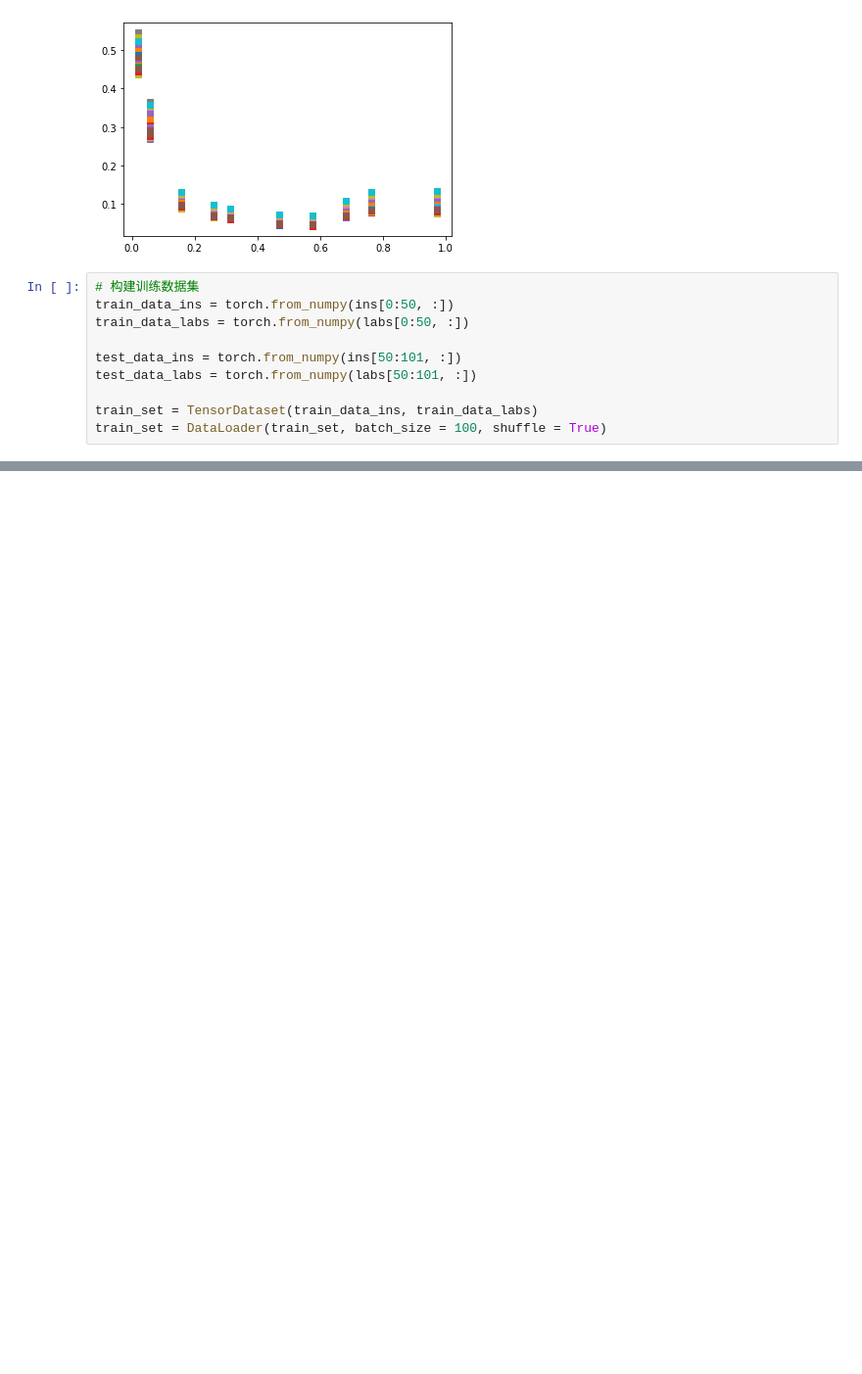
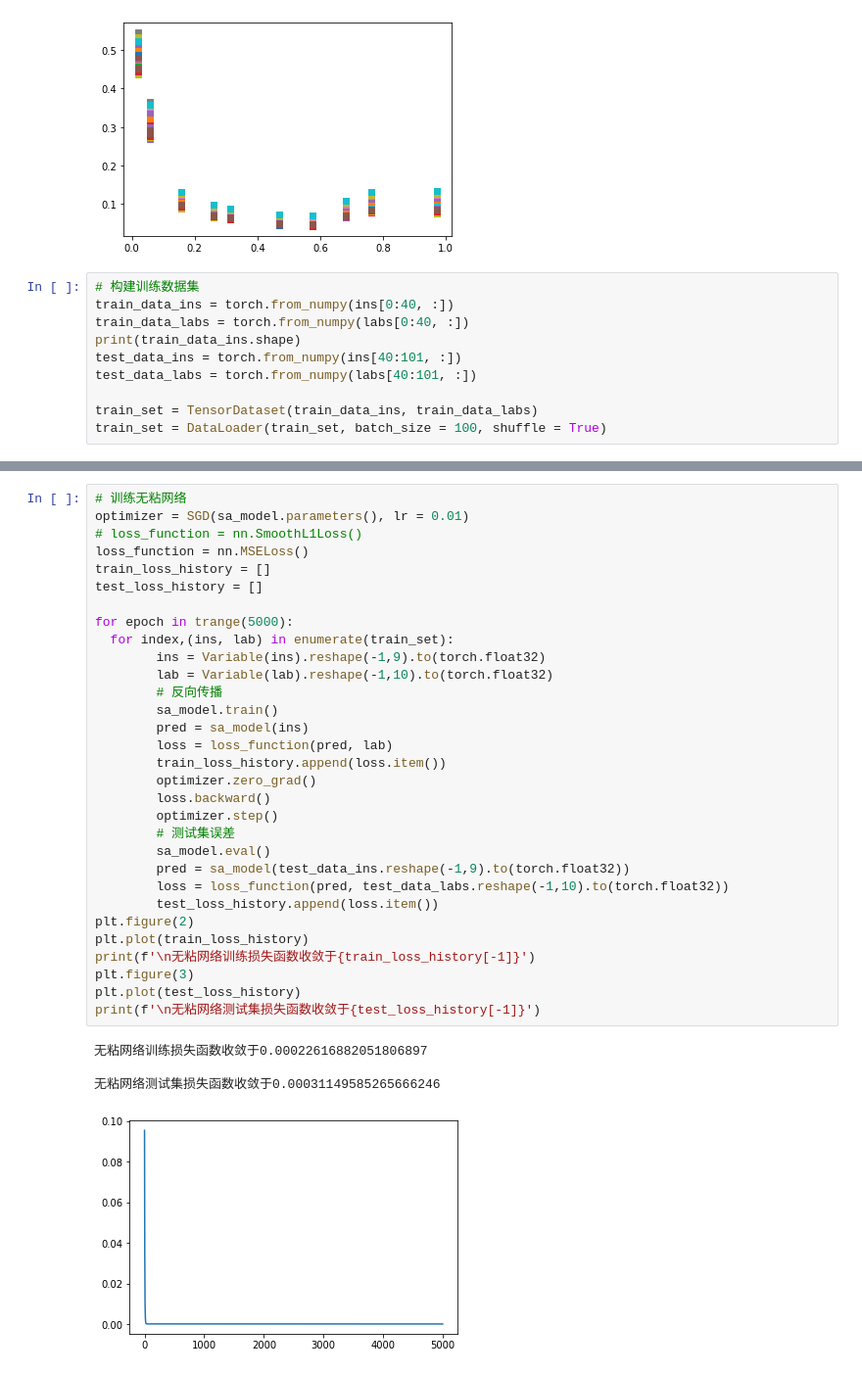
Before and after one commit to bominwang/inviscid-viscid-flow-correct-neural-network, a Jupyter notebook: HB_2_SURFACE_PRESSURE_PRED.ipynb, the cells around one changed output, grey strips where cells are left out. Shown at 98% size. Drawn from its saved outputs; the diff is of its cells as text; blank space fills up the shorter version.

```diff
--- a/HB_2_SURFACE_PRESSURE_PRED.ipynb
+++ b/HB_2_SURFACE_PRESSURE_PRED.ipynb
@@ -230,11 +228,11 @@ for i in range(data_size):
 [figure]
 # %%
 # 构建训练数据集
-train_data_ins = torch.from_numpy(ins[0:50, :])
-train_data_labs = torch.from_numpy(labs[0:50, :])
-
-test_data_ins = torch.from_numpy(ins[50:101, :])
-test_data_labs = torch.from_numpy(labs[50:101, :])
+train_data_ins = torch.from_numpy(ins[0:40, :])
+train_data_labs = torch.from_numpy(labs[0:40, :])
+print(train_data_ins.shape)
+test_data_ins = torch.from_numpy(ins[40:101, :])
+test_data_labs = torch.from_numpy(labs[40:101, :])
 
 train_set = TensorDataset(train_data_ins, train_data_labs)
 train_set = DataLoader(train_set, batch_size = 100, shuffle = True)
@@ -240,0 +273,36 @@ train_set = DataLoader(train_set, batch_size = 100, shuffle = True)
+# %%
+# 训练无粘网络
+optimizer = SGD(sa_model.parameters(), lr = 0.01)
+# loss_function = nn.SmoothL1Loss()
+loss_function = nn.MSELoss()
+train_loss_history = []
+test_loss_history = []
+
+for epoch in trange(5000):
+  for index,(ins, lab) in enumerate(train_set):
+        ins = Variable(ins).reshape(-1,9).to(torch.float32)
+        lab = Variable(lab).reshape(-1,10).to(torch.float32)
+        # 反向传播
+        sa_model.train()
+        pred = sa_model(ins)
+        loss = loss_function(pred, lab)
+        train_loss_history.append(loss.item())
+        optimizer.zero_grad()
+        loss.backward()
+        optimizer.step()
+        # 测试集误差
+        sa_model.eval()
+        pred = sa_model(test_data_ins.reshape(-1,9).to(torch.float32))
+        loss = loss_function(pred, test_data_labs.reshape(-1,10).to(torch.float32))
+        test_loss_history.append(loss.item())
+plt.figure(2)
+plt.plot(train_loss_history)
+print(f'\n无粘网络训练损失函数收敛于{train_loss_history[-1]}')
+plt.figure(3)
+plt.plot(test_loss_history)
+print(f'\n无粘网络测试集损失函数收敛于{test_loss_history[-1]}')
+# %% [output]
+无粘网络训练损失函数收敛于0.00022616882051806897
+
+无粘网络测试集损失函数收敛于0.00031149585265666246
+[figure, added]
```
Also changed, not shown: parts of 7 cells of this notebook.
